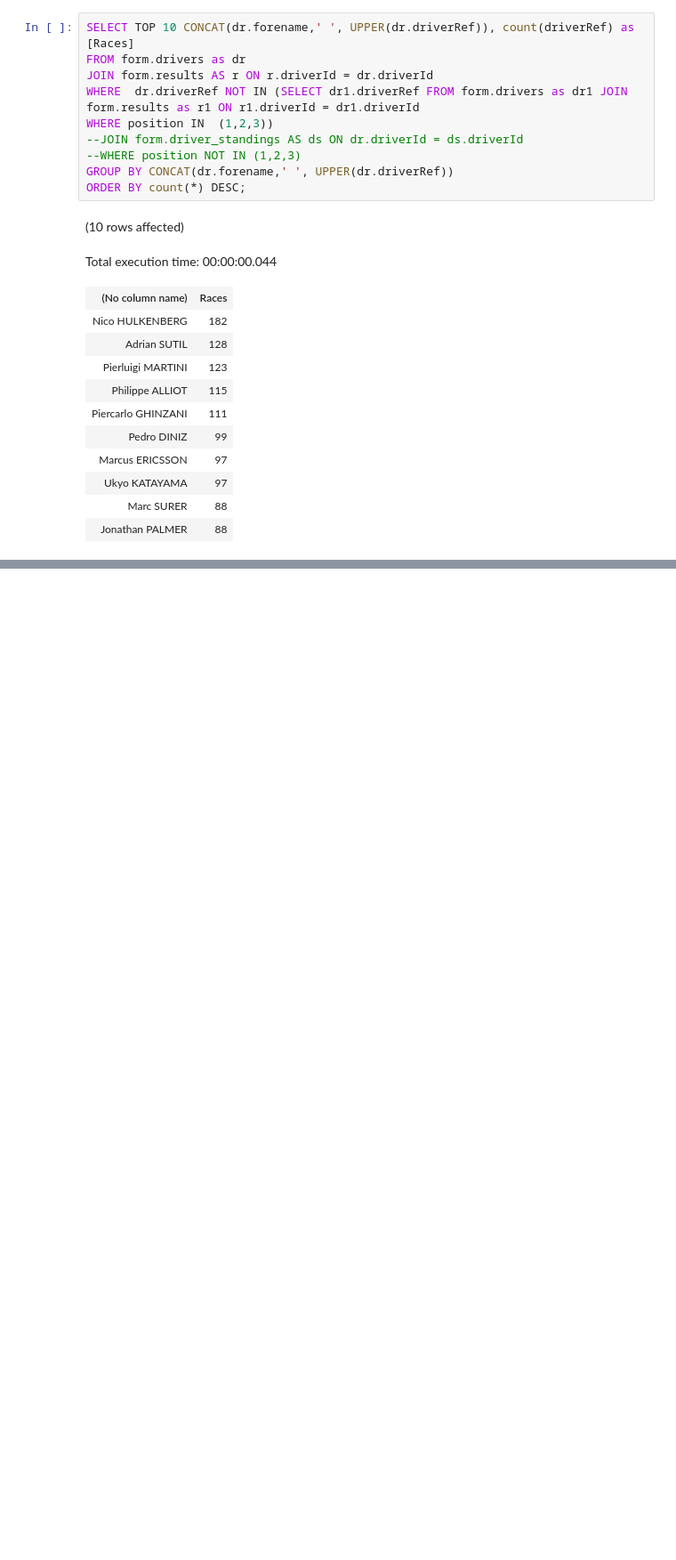
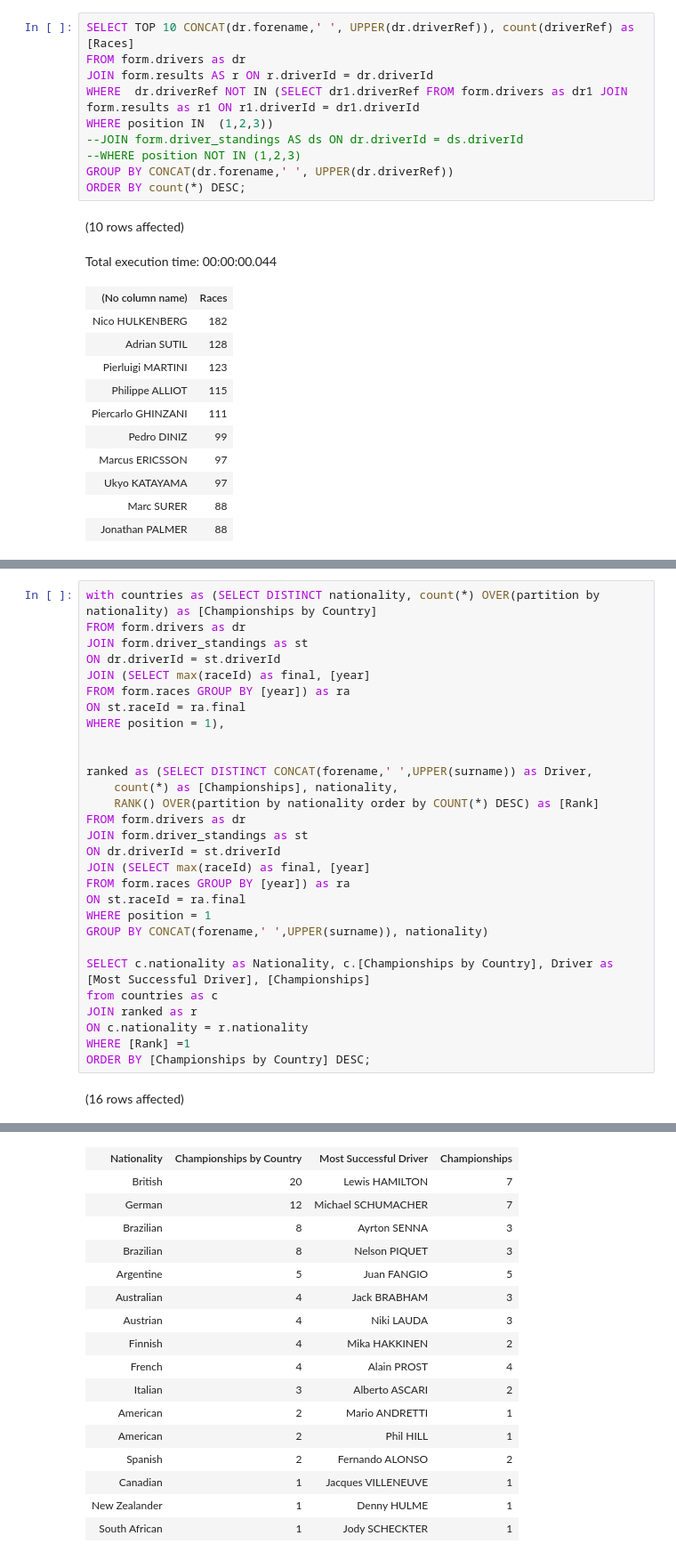
Before and after one commit to SPWareing/F1_statistics, a Jupyter notebook: f1_stats.ipynb, the cells around one changed output, grey strips where cells are left out. Shown: that part at 89% size. Saved outputs shown, nothing was run; the diff lists cells and outputs as text; blank space fills up the shorter version.

```diff
--- a/f1_stats.ipynb
+++ b/f1_stats.ipynb
@@ -494,0 +527,31 @@ Total execution time: 00:00:00.044
+# %%
+with countries as (SELECT DISTINCT nationality, count(*) OVER(partition by nationality) as [Championships by Country]
+FROM form.drivers as dr
+JOIN form.driver_standings as st
+ON dr.driverId = st.driverId
+JOIN (SELECT max(raceId) as final, [year]
+FROM form.races GROUP BY [year]) as ra
+ON st.raceId = ra.final
+WHERE position = 1),
+
+
+ranked as (SELECT DISTINCT CONCAT(forename,' ',UPPER(surname)) as Driver,
+	count(*) as [Championships], nationality,
+	RANK() OVER(partition by nationality order by COUNT(*) DESC) as [Rank]
+FROM form.drivers as dr
+JOIN form.driver_standings as st
+ON dr.driverId = st.driverId
+JOIN (SELECT max(raceId) as final, [year]
+FROM form.races GROUP BY [year]) as ra
+ON st.raceId = ra.final
+WHERE position = 1
+GROUP BY CONCAT(forename,' ',UPPER(surname)), nationality)
+
+SELECT c.nationality as Nationality, c.[Championships by Country], Driver as [Most Successful Driver], [Championships]
+from countries as c
+JOIN ranked as r
+ON c.nationality = r.nationality
+WHERE [Rank] =1
+ORDER BY [Championships by Country] DESC;
+# %% [output]
+(16 rows affected)
@@ -494,0 +559,17 @@ Total execution time: 00:00:00.044
+| Nationality | Championships by Country | Most Successful Driver | Championships |
+| British | 20 | Lewis HAMILTON | 7 |
+| German | 12 | Michael SCHUMACHER | 7 |
+| Brazilian | 8 | Ayrton SENNA | 3 |
+| Brazilian | 8 | Nelson PIQUET | 3 |
+| Argentine | 5 | Juan FANGIO | 5 |
+| Australian | 4 | Jack BRABHAM | 3 |
+| Austrian | 4 | Niki LAUDA | 3 |
+| Finnish | 4 | Mika HAKKINEN | 2 |
+| French | 4 | Alain PROST | 4 |
+| Italian | 3 | Alberto ASCARI | 2 |
+| American | 2 | Mario ANDRETTI | 1 |
+| American | 2 | Phil HILL | 1 |
+| Spanish | 2 | Fernando ALONSO | 2 |
+| Canadian | 1 | Jacques VILLENEUVE | 1 |
+| New Zealander | 1 | Denny HULME | 1 |
+| South African | 1 | Jody SCHECKTER | 1 |
```
Also changed, not shown: parts of 3 cells of this notebook.
